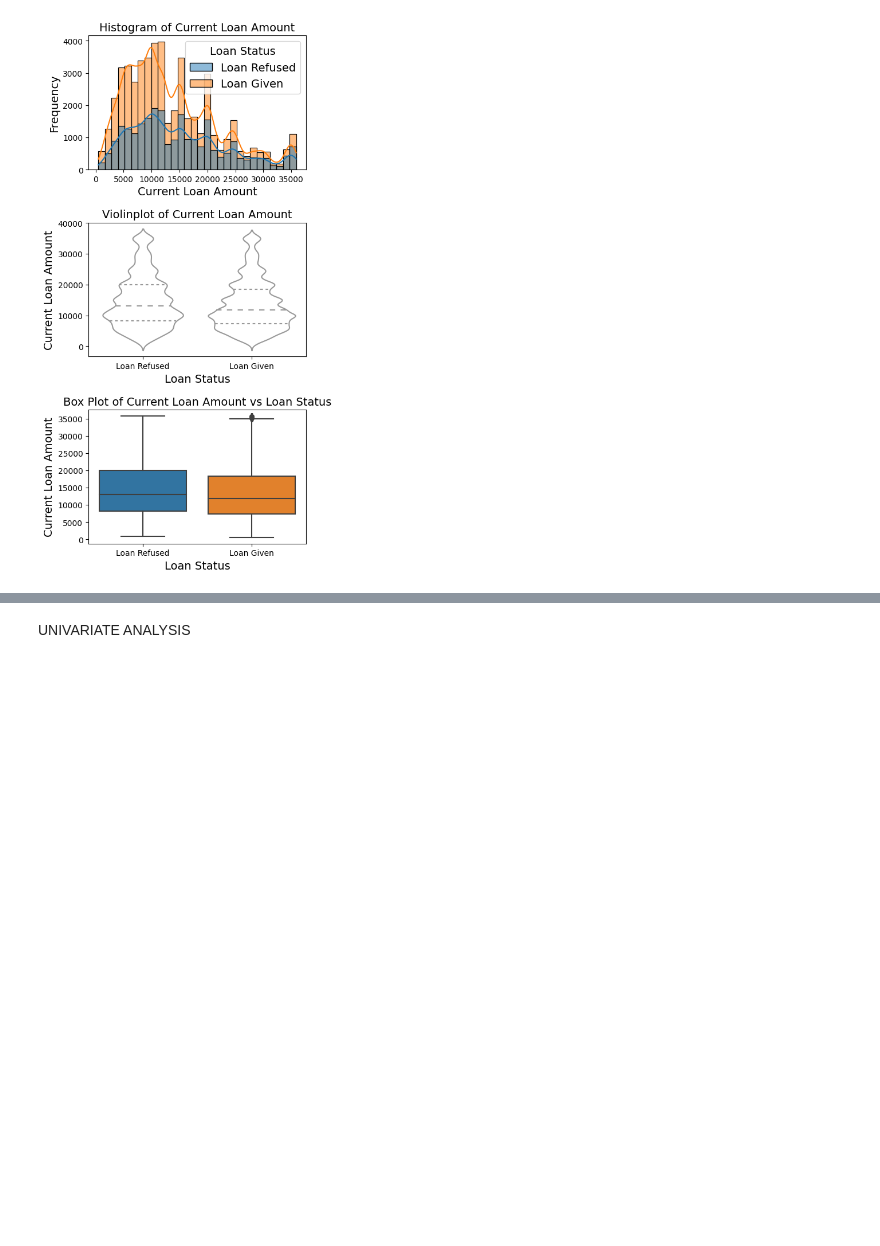
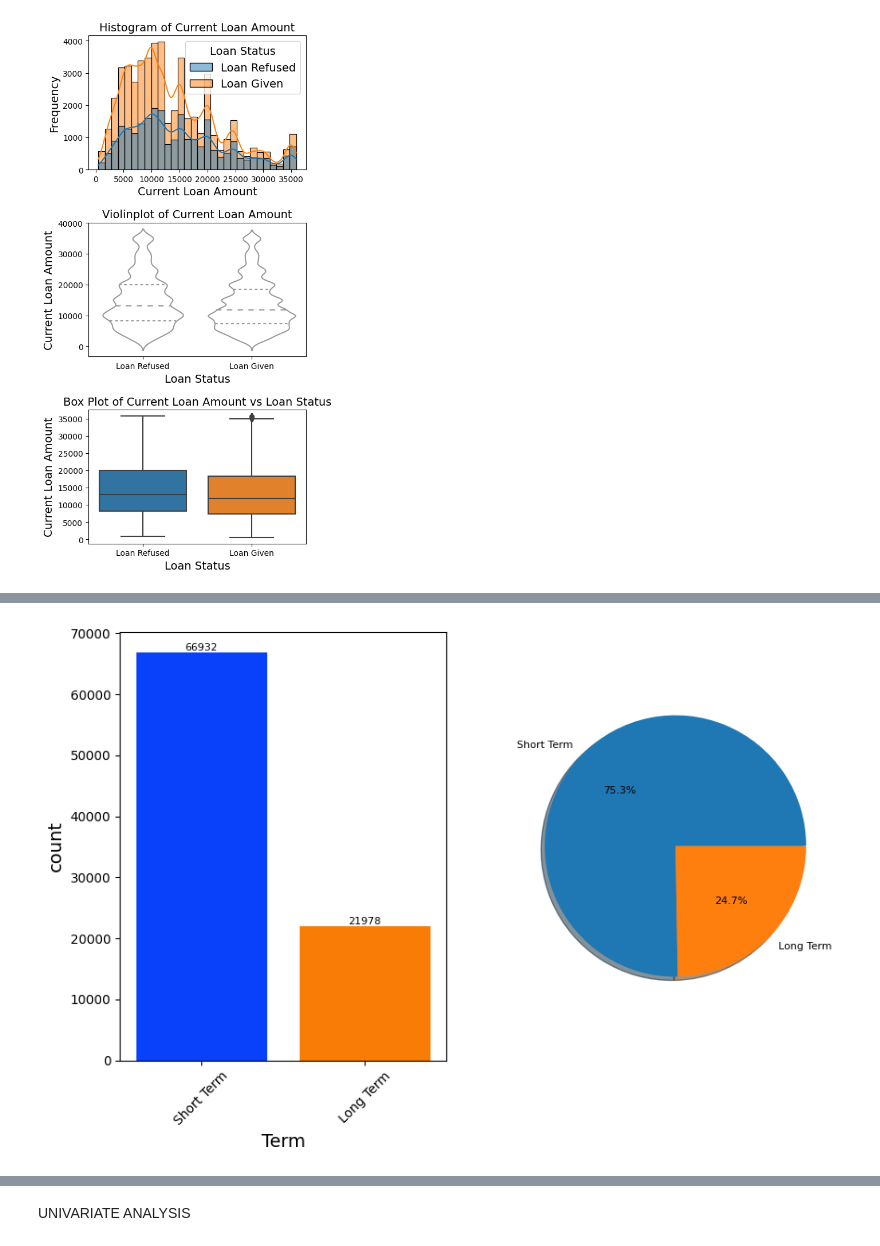
Before and after one commit to RohitDas92/Loan-Approval-Prediction-Project, a Jupyter notebook: loan_approval_prediction_V2.ipynb, the cells around one changed output, grey strips where cells are left out. Cells and saved outputs as stored; diff of their text form; code cells hidden in the pictures; blank space fills up the shorter version.

```diff
--- a/loan_approval_prediction_V2.ipynb
+++ b/loan_approval_prediction_V2.ipynb
@@ -538,0 +538,10 @@ Insights: % of rejection in long term loan is more than short term loans
+# %%
+def explore_cat_feature_distribution(df,variable):
+    f,ax = plt.subplots(1,2,figsize = (10,6))
+    sns.countplot(x= df[variable],data = df,palette = 'bright',ax=ax[0],saturation=0.95,order = df[variable].value_counts().index)
+    ax[0].tick_params(axis='x', rotation=45)
+    for container in ax[0].containers:
+        ax[0].bar_label(container,color = 'black',size=8)
+
+    plt.pie(x=df[variable].value_counts(),labels=df[variable].value_counts().index,autopct='%1.1f%%',shadow=True,textprops={'fontsize': 8})
+    plt.show()
@@ -538,0 +588,4 @@ Insights: % of rejection in long term loan is more than short term loans
+# %%
+explore_cat_feature_distribution(df_duplicates_removed,'Term')
+# %% [output]
+[figure, added]
```
Also changed, not shown: parts of 33 cells of this notebook.
